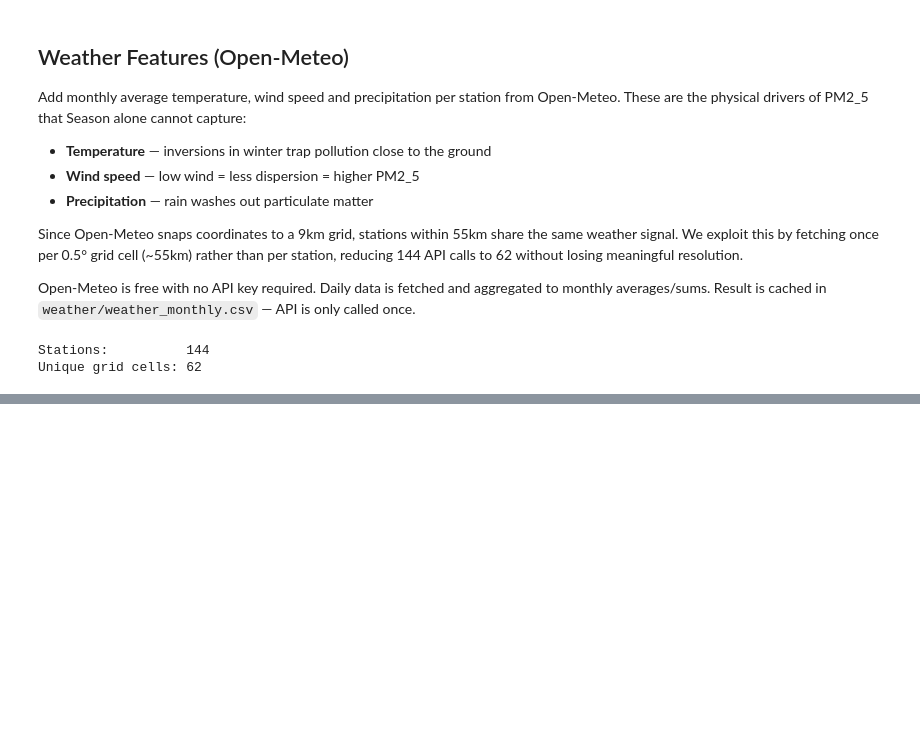
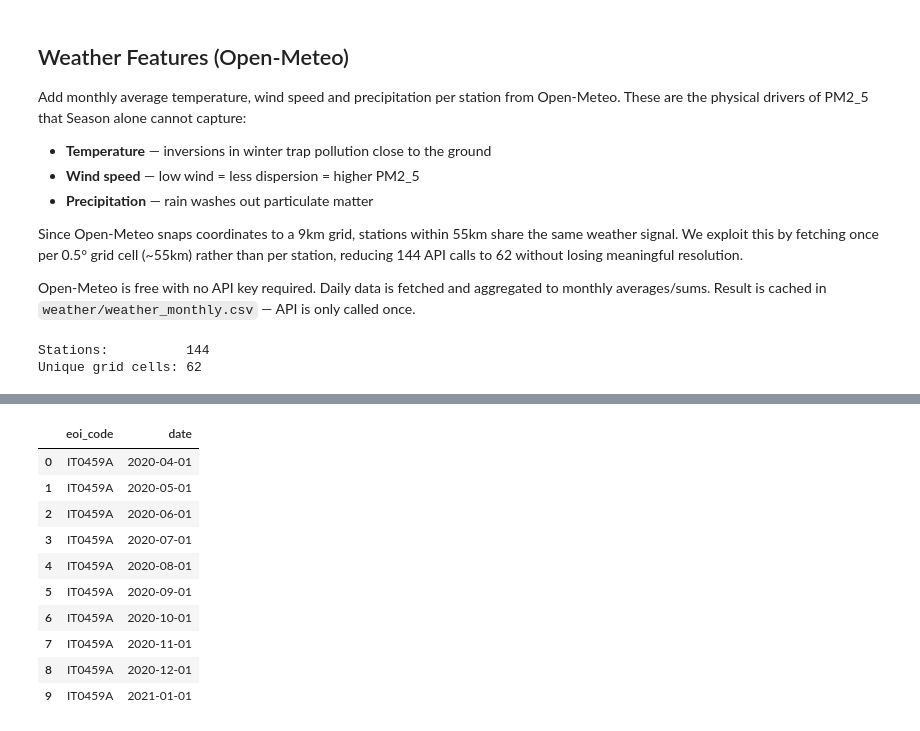
Before and after one commit to yelenashabanova/GrandChallengeAccenture, a Jupyter notebook: features.ipynb, the cells around one changed output, grey strips where cells are left out. Cells and saved outputs as stored; diff of their text form; code cells hidden in the pictures; blank space fills up the shorter version.

```diff
--- a/features.ipynb
+++ b/features.ipynb
@@ -1151,0 +1259,22 @@ Saved to df_model_monthly.csv
+# %%
+front = [
+    "eoi_code", "date", "Year", "Month", "Season",
+    "PM2_5", "PM10", "NO2", "O3",
+    "PM2_5_lag1", "PM2_5_lag2", "PM2_5_lag3",
+    "PM2_5_roll3_mean", "PM2_5_roll3_std",
+    "PM10_lag1", "NO2_lag1", "O3_lag1",
+    "Temp_Mean", "Wind_Speed", "Precipitation",
+    "Temp_Mean_lag1", "Wind_Speed_lag1", "Precipitation_lag1",
+    "Altitude", "Latitude", "Longitude",
+    "Station_Type", "Station_Area", "City",
+    "Green_Ratio", "Population_Density",
+    "month_sin", "month_cos"
+]
+
+cols = [c for c in front if c in df_monthly.columns]
+rest = [c for c in df_monthly.columns if c not in cols]
+
+df_monthly = df_monthly[cols + rest].copy()
+
+print("Ordered columns:")
+print(df_monthly.columns.tolist())
@@ -1151,0 +1305,14 @@ Saved to df_model_monthly.csv
+# %%
+df_monthly[["eoi_code", "date"]].head(10)
+# %% [output]
+|  | eoi_code | date |
+| 0 | IT0459A | 2020-04-01 |
+| 1 | IT0459A | 2020-05-01 |
+| 2 | IT0459A | 2020-06-01 |
+| 3 | IT0459A | 2020-07-01 |
+| 4 | IT0459A | 2020-08-01 |
+| 5 | IT0459A | 2020-09-01 |
+| 6 | IT0459A | 2020-10-01 |
+| 7 | IT0459A | 2020-11-01 |
+| 8 | IT0459A | 2020-12-01 |
+| 9 | IT0459A | 2021-01-01 |
```
Also changed, not shown: parts of 39 cells of this notebook, 2 other files.
